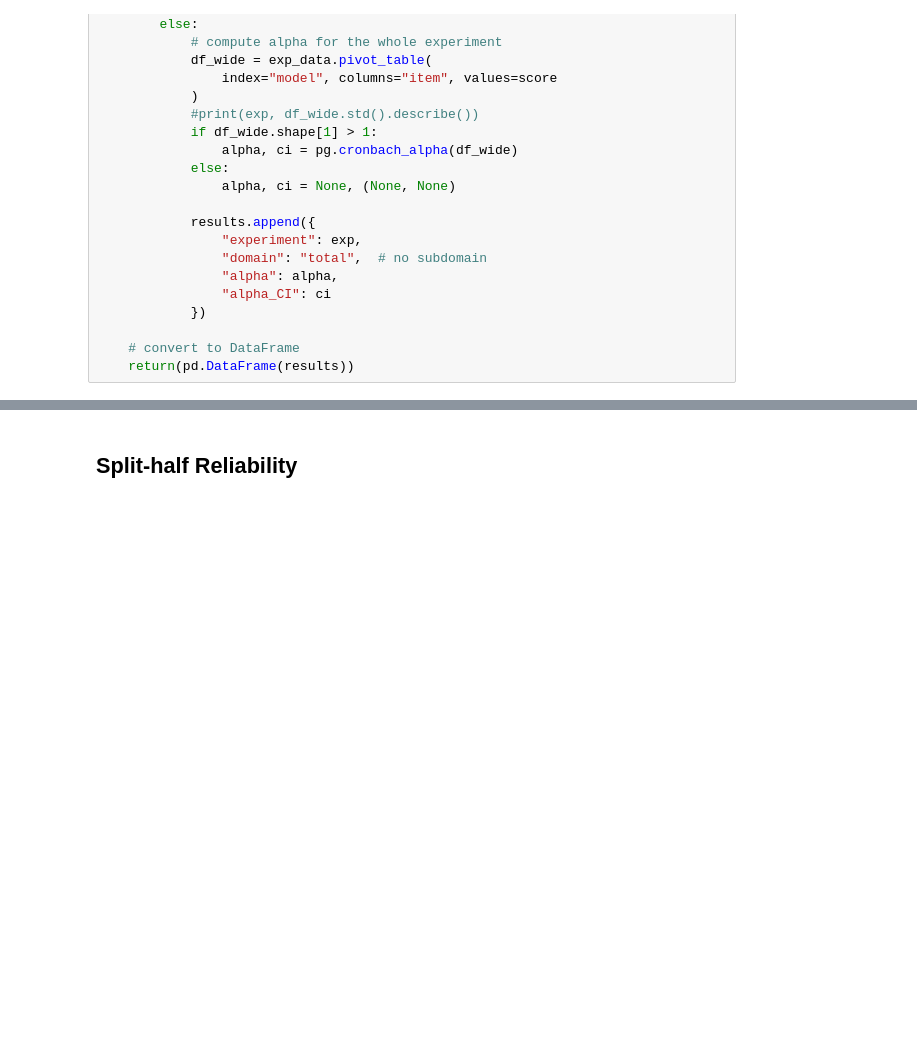
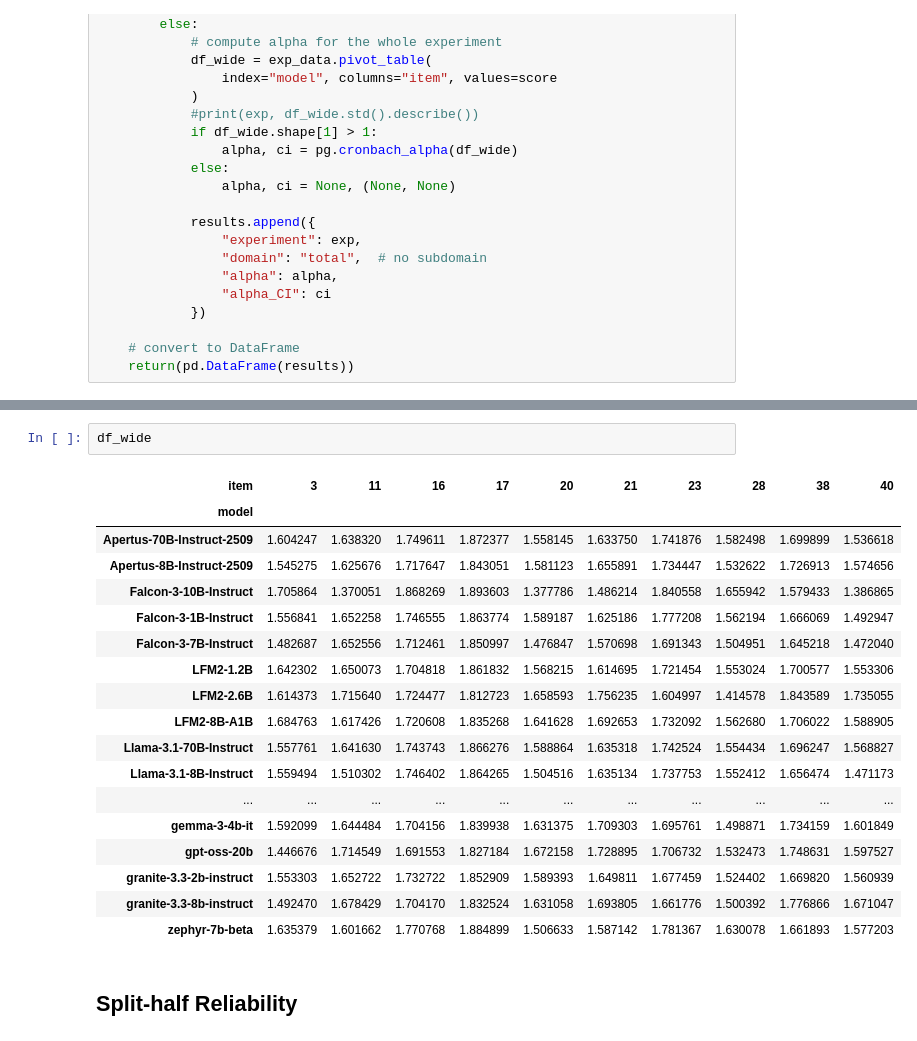
Before and after one commit to jelenameyer/GenInLLM, a Jupyter notebook: data_analysis/Without_change_data_analysis_reliability.ipynb, the cells around one changed output, grey strips where cells are left out. Saved outputs shown, nothing was run; the diff lists cells and outputs as text; blank space fills up the shorter version.

```diff
--- a/data_analysis/Without_change_data_analysis_reliability.ipynb
+++ b/data_analysis/Without_change_data_analysis_reliability.ipynb
@@ -140,3 +219,24 @@ display(alpha_df)
+# %%
+df_wide
+# %% [output]
+| item | 3 | 11 | 16 | 17 | 20 | 21 | 23 | 28 | 38 | 40 |
+| model |  |  |  |  |  |  |  |  |  |  |
+| Apertus-70B-Instruct-2509 | 1.604247 | 1.638320 | 1.749611 | 1.872377 | 1.558145 | 1.633750 | 1.741876 | 1.582498 | 1.699899 | 1.536618 |
+| Apertus-8B-Instruct-2509 | 1.545275 | 1.625676 | 1.717647 | 1.843051 | 1.581123 | 1.655891 | 1.734447 | 1.532622 | 1.726913 | 1.574656 |
+| Falcon-3-10B-Instruct | 1.705864 | 1.370051 | 1.868269 | 1.893603 | 1.377786 | 1.486214 | 1.840558 | 1.655942 | 1.579433 | 1.386865 |
+| Falcon-3-1B-Instruct | 1.556841 | 1.652258 | 1.746555 | 1.863774 | 1.589187 | 1.625186 | 1.777208 | 1.562194 | 1.666069 | 1.492947 |
+| Falcon-3-7B-Instruct | 1.482687 | 1.652556 | 1.712461 | 1.850997 | 1.476847 | 1.570698 | 1.691343 | 1.504951 | 1.645218 | 1.472040 |
+| LFM2-1.2B | 1.642302 | 1.650073 | 1.704818 | 1.861832 | 1.568215 | 1.614695 | 1.721454 | 1.553024 | 1.700577 | 1.553306 |
+| LFM2-2.6B | 1.614373 | 1.715640 | 1.724477 | 1.812723 | 1.658593 | 1.756235 | 1.604997 | 1.414578 | 1.843589 | 1.735055 |
+| LFM2-8B-A1B | 1.684763 | 1.617426 | 1.720608 | 1.835268 | 1.641628 | 1.692653 | 1.732092 | 1.562680 | 1.706022 | 1.588905 |
+| Llama-3.1-70B-Instruct | 1.557761 | 1.641630 | 1.743743 | 1.866276 | 1.588864 | 1.635318 | 1.742524 | 1.554434 | 1.696247 | 1.568827 |
+| Llama-3.1-8B-Instruct | 1.559494 | 1.510302 | 1.746402 | 1.864265 | 1.504516 | 1.635134 | 1.737753 | 1.552412 | 1.656474 | 1.471173 |
+| ... | ... | ... | ... | ... | ... | ... | ... | ... | ... | ... |
+| gemma-3-4b-it | 1.592099 | 1.644484 | 1.704156 | 1.839938 | 1.631375 | 1.709303 | 1.695761 | 1.498871 | 1.734159 | 1.601849 |
+| gpt-oss-20b | 1.446676 | 1.714549 | 1.691553 | 1.827184 | 1.672158 | 1.728895 | 1.706732 | 1.532473 | 1.748631 | 1.597527 |
+| granite-3.3-2b-instruct | 1.553303 | 1.652722 | 1.732722 | 1.852909 | 1.589393 | 1.649811 | 1.677459 | 1.524402 | 1.669820 | 1.560939 |
+| granite-3.3-8b-instruct | 1.492470 | 1.678429 | 1.704170 | 1.832524 | 1.631058 | 1.693805 | 1.661776 | 1.500392 | 1.776866 | 1.671047 |
+| zephyr-7b-beta | 1.635379 | 1.601662 | 1.770768 | 1.884899 | 1.506633 | 1.587142 | 1.781367 | 1.630078 | 1.661893 | 1.577203 |
 # %% [markdown]
 ## Split-half Reliability
 # %%
```
Also changed, not shown: parts of 7 cells of this notebook, 10 other files.
